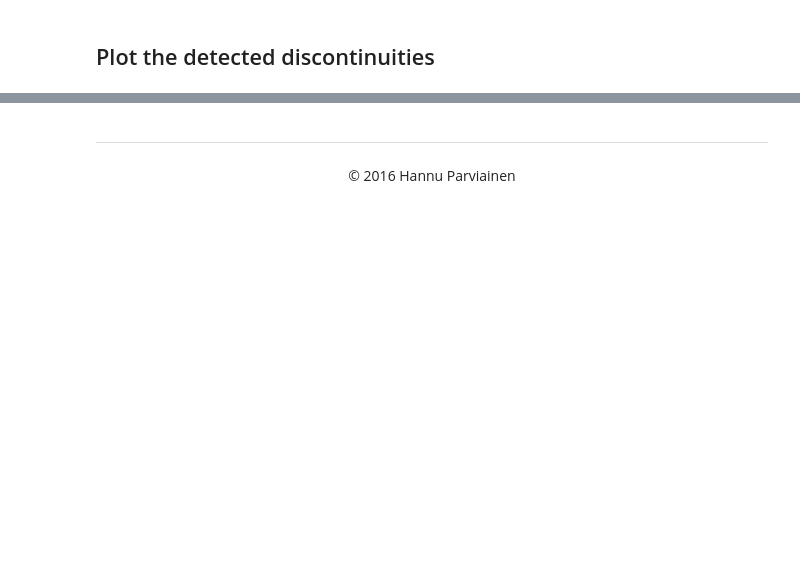
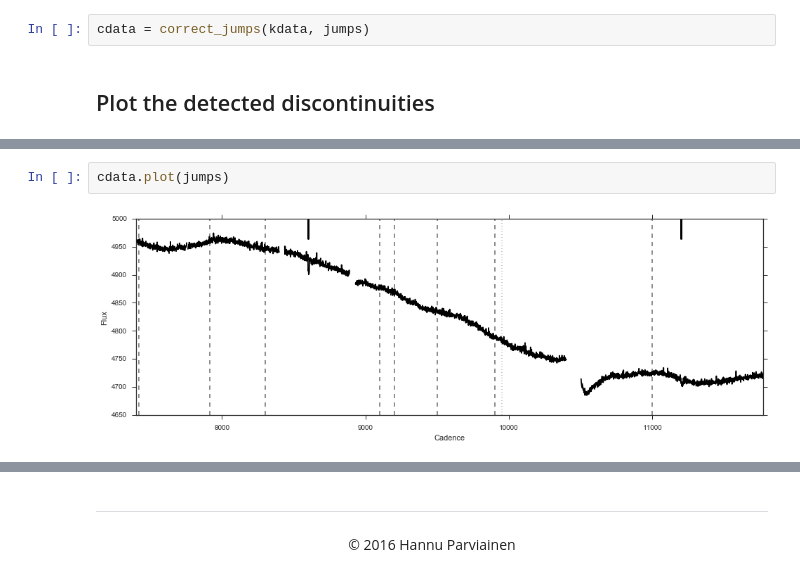
Before and after one commit to hpparvi/KeplerJC, a Jupyter notebook: examples/Example_1.ipynb, the cells around one changed output, grey strips where cells are left out. Drawn from its saved outputs; the diff is of its cells as text; blank space fills up the shorter version.

```diff
--- a/examples/Example_1.ipynb
+++ b/examples/Example_1.ipynb
@@ -59,3 +67,5 @@ Wall time: 3.7 s
+# %%
+cdata = correct_jumps(kdata, jumps)
 # %% [markdown]
 Plot the detected discontinuities
 ---------------------------------
@@ -88,0 +76,4 @@ fig.tight_layout()
+# %%
+cdata.plot(jumps)
+# %% [output]
+[figure, added]
```
Also changed, not shown: parts of 17 cells of this notebook.
